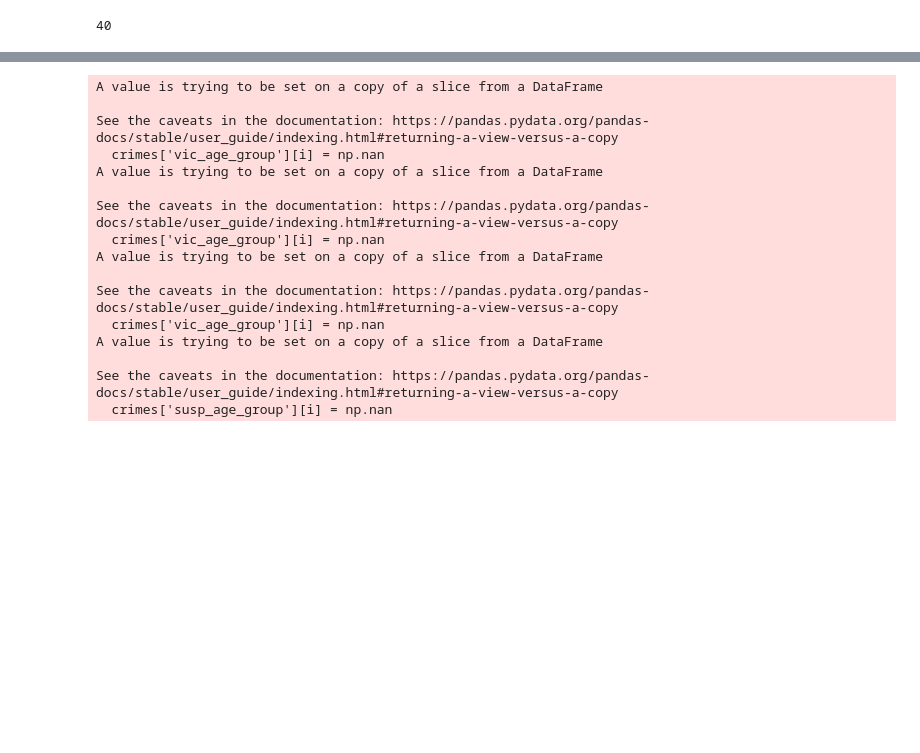
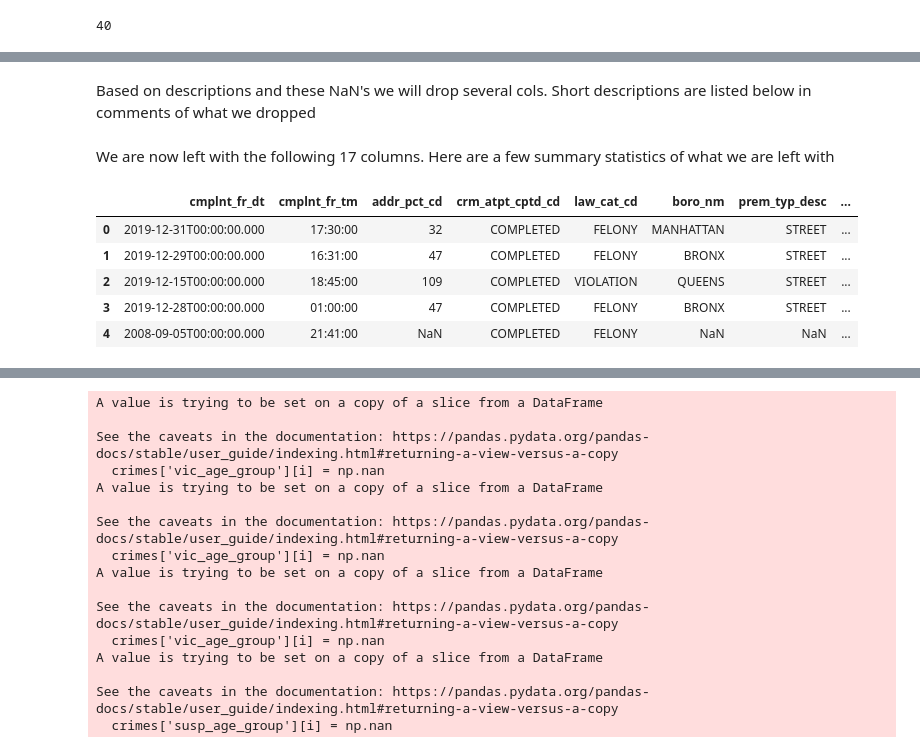
Before and after one commit to 18katesmit/NYPDComplaintClassification, a Jupyter notebook: DataCleaning.ipynb, the cells around one changed output, grey strips where cells are left out. Cells and saved outputs as stored; diff of their text form; code cells hidden in the pictures; blank space fills up the shorter version.

Commit message:
adding comments to code

```diff
--- a/DataCleaning.ipynb
+++ b/DataCleaning.ipynb
@@ -83,3 +103,5 @@ First thing we will do is drop columns that are redundant or would cause problem
+# %% [markdown]
+Based on descriptions and these NaN's we will drop several cols. Short descriptions are listed below in comments of what we dropped
 # %%
 crimes.drop(['ky_cd','ofns_desc','pd_cd', 'pd_desc','loc_of_occur_desc','jurisdiction_code','parks_nm','housing_psa',
             'transit_district','station_name',':@computed_region_efsh_h5xi',':@computed_region_f5dn_yrer',':@computed_region_yeji_bk3q',
@@ -109,3 +132,14 @@ crimes.drop(['ky_cd','ofns_desc','pd_cd', 'pd_desc','loc_of_occur_desc','jurisdi
 # :@computed_region_yeji_bk3q
 # :@computed_region_92fq_4b7q
 # :@computed_region_sbqj_enih
+# %% [markdown]
+We are now left with the following 17 columns. Here are a few summary statistics of what we are left with
+# %%
+crimes.head()
+# %% [output]
+|  | cmplnt_fr_dt | cmplnt_fr_tm | addr_pct_cd | crm_atpt_cptd_cd | law_cat_cd | boro_nm | prem_typ_desc | ... |
+| 0 | 2019-12-31T00:00:00.000 | 17:30:00 | 32 | COMPLETED | FELONY | MANHATTAN | STREET | ... |
+| 1 | 2019-12-29T00:00:00.000 | 16:31:00 | 47 | COMPLETED | FELONY | BRONX | STREET | ... |
+| 2 | 2019-12-15T00:00:00.000 | 18:45:00 | 109 | COMPLETED | VIOLATION | QUEENS | STREET | ... |
+| 3 | 2019-12-28T00:00:00.000 | 01:00:00 | 47 | COMPLETED | FELONY | BRONX | STREET | ... |
+| 4 | 2008-09-05T00:00:00.000 | 21:41:00 | NaN | COMPLETED | FELONY | NaN | NaN | ... |
```
Also changed, not shown: parts of 26 cells of this notebook.
